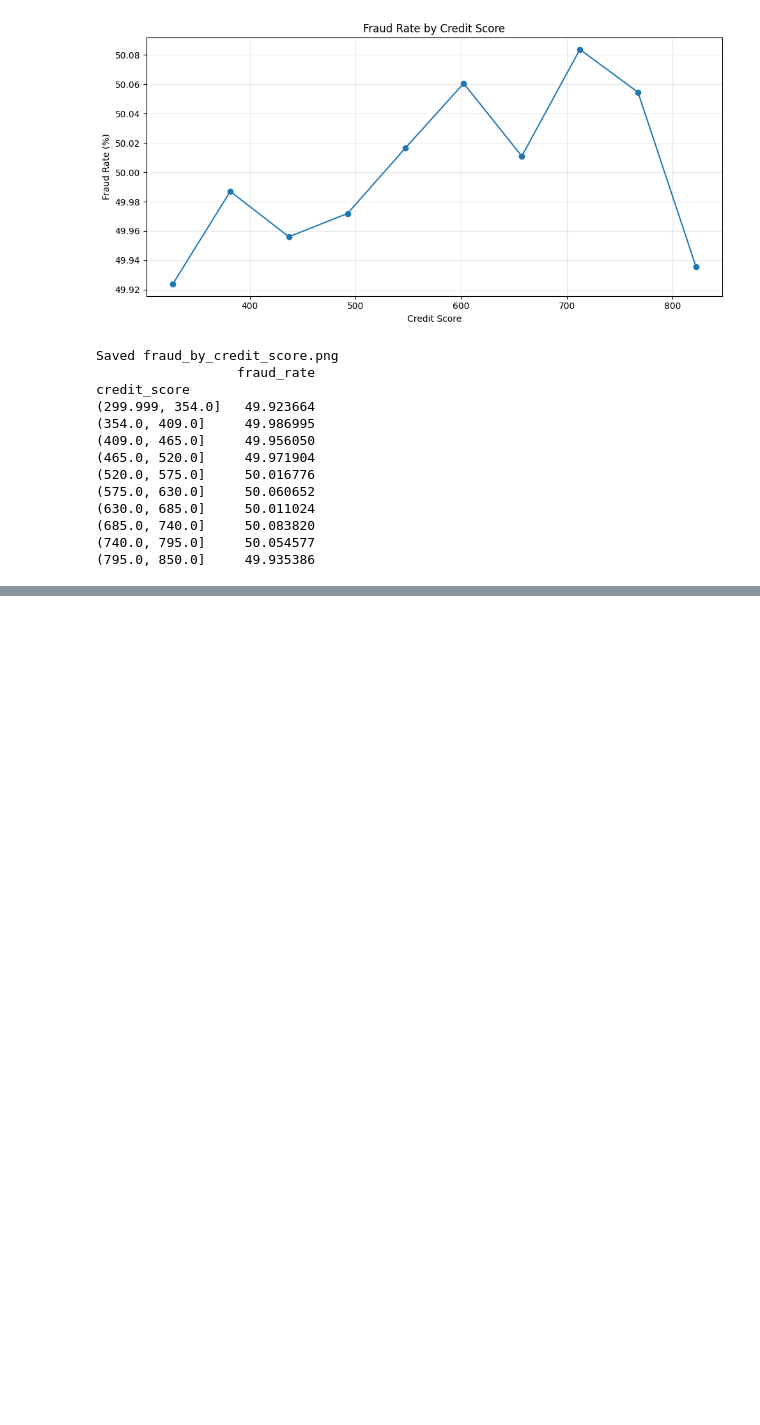
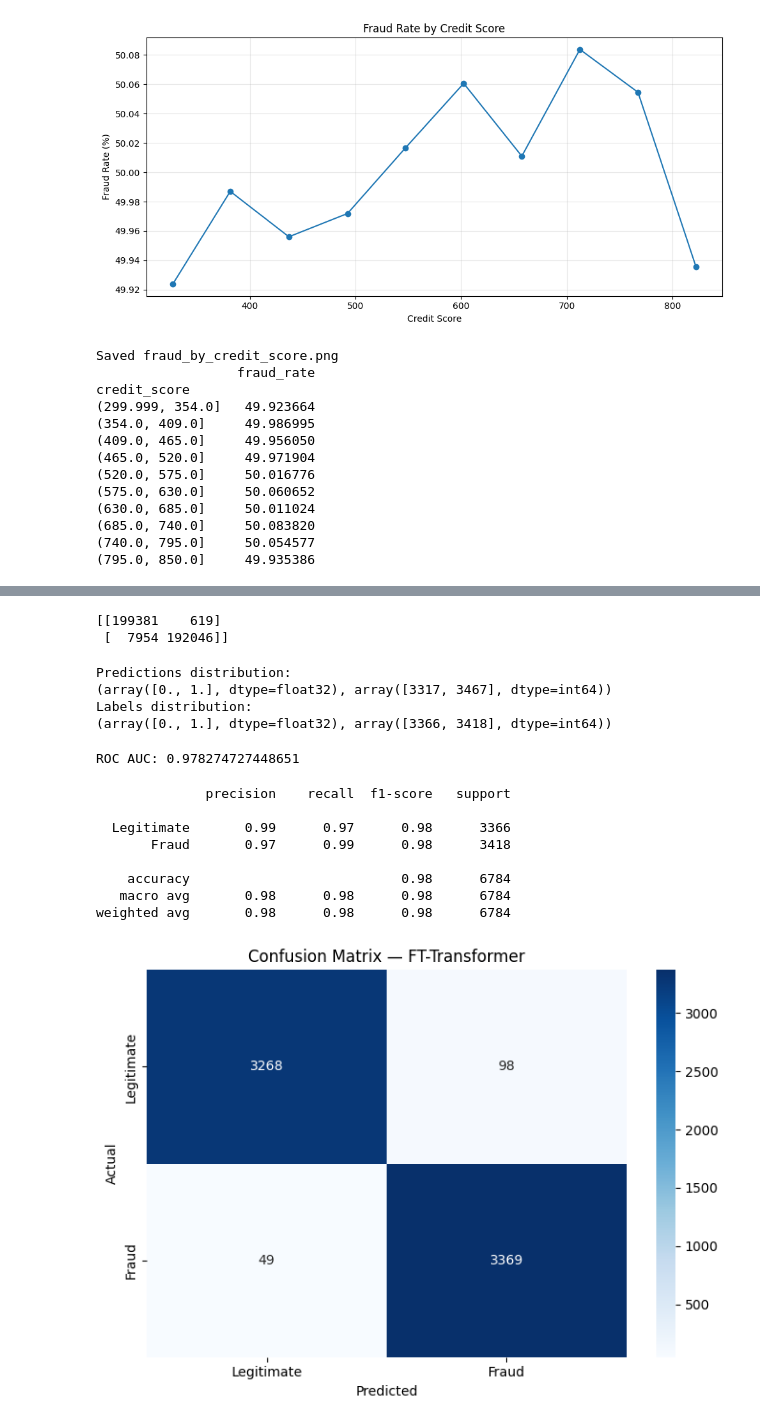
Before and after one commit to RiiWeb/Projet_Pfe-, a Jupyter notebook: detectfraud.ipynb, the cells around one changed output, grey strips where cells are left out. Saved outputs shown, nothing was run; the diff lists cells and outputs as text; code cells hidden in the pictures; blank space fills up the shorter version.

```diff
--- a/detectfraud.ipynb
+++ b/detectfraud.ipynb
@@ -660,0 +896,4 @@ credit_score
+# %%
+scaler = MinMaxScaler()
+numerical_focused = [col for col in df.columns if col not in cat_cols + ['is_fraud']]
+df[numerical_focused] = scaler.fit_transform(df[numerical_focused])
@@ -660,0 +1085,2 @@ credit_score
+# %%
+criterion = nn.BCEWithLogitsLoss()
@@ -660,0 +1089,2 @@ credit_score
+# %%
+optimizer = torch.optim.AdamW(model.parameters(), lr=1e-4)
@@ -660,0 +1147,19 @@ credit_score
+# %%
+model.eval()
+all_preds = []
+all_labels = []
+
+with torch.no_grad():
+    for X_num_batch, X_cat_batch, y_batch in test_loader:
+        X_num_batch = X_num_batch.to(device)
+        X_cat_batch = X_cat_batch.to(device)
+
+        outputs = torch.sigmoid(model(X_num_batch, X_cat_batch))
+
+        preds = (outputs >= 0.35).float()
+
+    all_preds.extend(preds.cpu().numpy().flatten())
+all_labels.extend(y_batch.numpy().flatten())
+
+print("TRAIN SET:")
+print(classification_report(all_labels, all_preds))
@@ -660,0 +1195,52 @@ credit_score
+# %%
+
+
+print(confusion_matrix(y_test_np, y_pred_np))
+# %% [output]
+[[199381    619]
+ [  7954 192046]]
+# %%
+
+
+print("Predictions distribution:")
+print(np.unique(all_preds, return_counts=True))
+
+print("Labels distribution:")
+print(np.unique(all_labels, return_counts=True))
+# %% [output]
+Predictions distribution:
+(array([0., 1.], dtype=float32), array([3317, 3467], dtype=int64))
+Labels distribution:
+(array([0., 1.], dtype=float32), array([3366, 3418], dtype=int64))
+# %%
+from sklearn.metrics import roc_auc_score
+auc = roc_auc_score(all_labels, all_preds)
+print("ROC AUC:", auc)
+# %% [output]
+ROC AUC: 0.978274727448651
+# %%
+# Classification report
+print(classification_report(all_labels, all_preds,
+      target_names=['Legitimate', 'Fraud']))
+
+# Confusion matrix
+cm = confusion_matrix(all_labels, all_preds)
+plt.figure(figsize=(7, 5))
+sns.heatmap(cm, annot=True, fmt='d', cmap='Blues',
+            xticklabels=['Legitimate', 'Fraud'],
+            yticklabels=['Legitimate', 'Fraud'])
+plt.title('Confusion Matrix — FT-Transformer')
+plt.ylabel('Actual')
+plt.xlabel('Predicted')
+plt.tight_layout()
+plt.show()
+# %% [output]
+              precision    recall  f1-score   support
+
+  Legitimate       0.99      0.97      0.98      3366
+       Fraud       0.97      0.99      0.98      3418
+
+    accuracy                           0.98      6784
+   macro avg       0.98      0.98      0.98      6784
+weighted avg       0.98      0.98      0.98      6784
+[figure, added]
```
Also changed, not shown: parts of 120 cells of this notebook, 6 other files.
